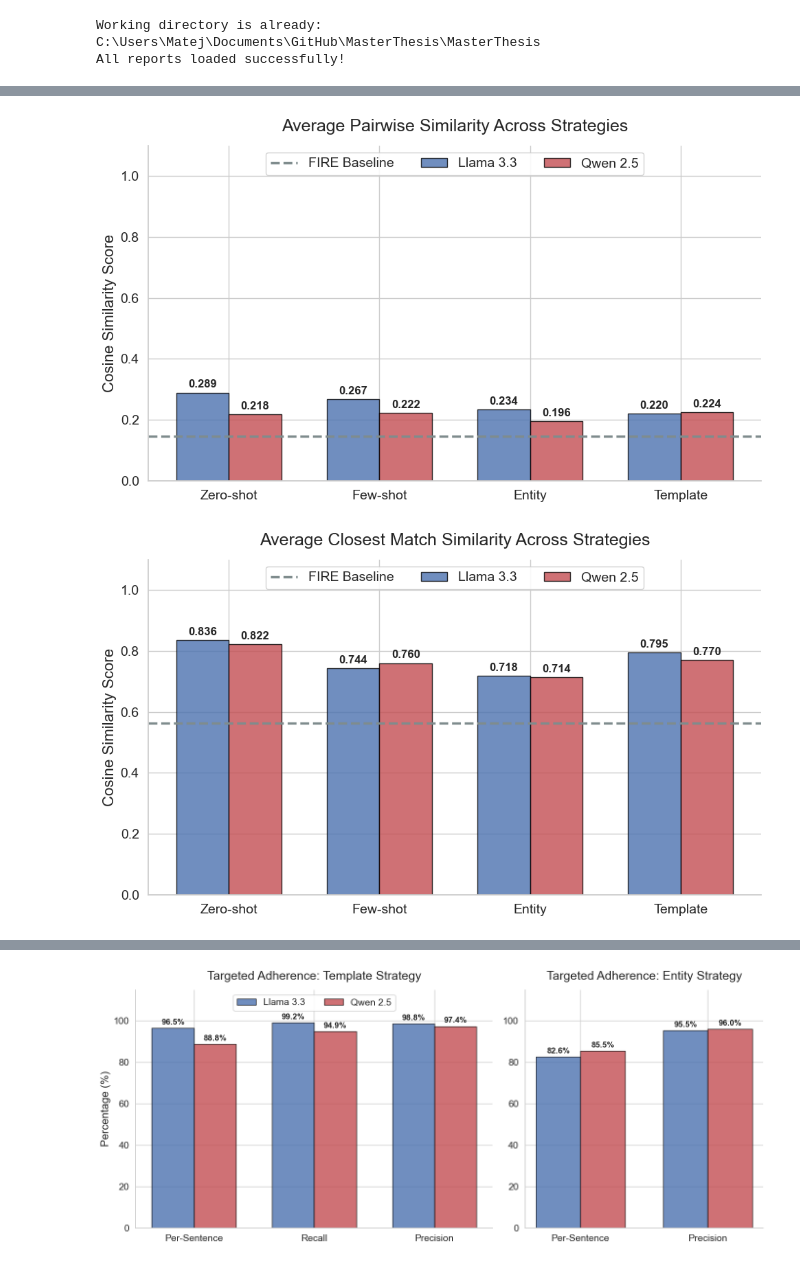
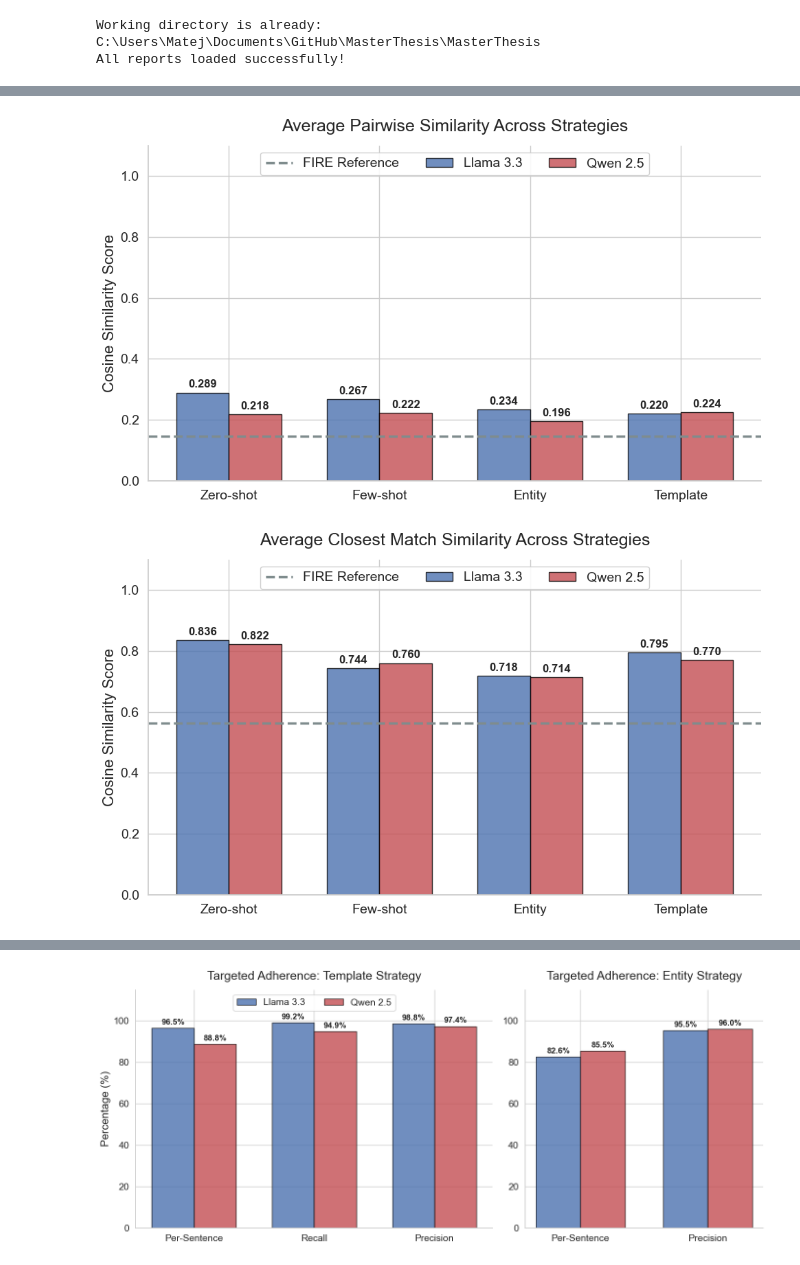
Before and after one commit to MatejPriesol/synthetic-financial-text-generation, a Jupyter notebook: notebooks/plot_results_new.ipynb, the cells around one changed output, grey strips where cells are left out. Drawn from its saved outputs; the diff is of its cells as text; code cells hidden in the pictures.

```diff
--- a/notebooks/plot_results_new.ipynb
+++ b/notebooks/plot_results_new.ipynb
@@ -134,27 +129,25 @@ plt.show()
 # %%
-# 1. EXTRACT DATA FOR ALL 9 DATASETS
-strategies = list(llama_paths.keys())  # ["Zero-shot", "Few-shot", "Entity", "Template"]
+# =========================================================
+# DIVERSITY: SEMANTIC SIMILARITY
+# =========================================================
+strategies = list(llama_paths.keys())
+x = np.arange(len(strategies))
+width = 0.35
 
-# Pairwise Similarity
-fire_pairwise = fire_data["Diversity"]["all_pairs_similarity"]["avg_pairwise_sim"]
-llama_pairwise = [llama_data[s]["Diversity"]["all_pairs_similarity"]["avg_pairwise_sim"] for s in strategies]
-qwen_pairwise = [qwen_data[s]["Diversity"]["all_pairs_similarity"]["avg_pairwise_sim"] for s in strategies]
+# Extract Pairwise Similarity
+fire_pairwise = fire_data["Diversity"]["pairwise_similarity"]["avg_pairwise_sim"]
+llama_pairwise = [llama_data[s]["Diversity"]["pairwise_similarity"]["avg_pairwise_sim"] for s in strategies]
+qwen_pairwise = [qwen_data[s]["Diversity"]["pairwise_similarity"]["avg_pairwise_sim"] for s in strategies]
 
-# Closest Match Similarity
+# Extract Closest Match Similarity
 fire_closest = fire_data["Diversity"]["closest_match_similarity"]["avg_closest_match"]
 llama_closest = [llama_data[s]["Diversity"]["closest_match_similarity"]["avg_closest_match"] for s in strategies]
 qwen_closest = [qwen_data[s]["Diversity"]["closest_match_similarity"]["avg_closest_match"] for s in strategies]
 
-x = np.arange(len(strategies))
-width = 0.35  # Bar width
-
-# Create output directory if it doesn't exist
 output_dir = Path("output/presentation/diversity")
 output_dir.mkdir(parents=True, exist_ok=True)
 
-# =========================================================
-# PLOT 1: AVERAGE PAIRWISE SIMILARITY
-# =========================================================
+# --- Plot A: Average Pairwise Similarity ---
 fig1, ax1 = plt.subplots(figsize=(10, 6))
 
 rects1_llama = ax1.bar(x - width/2, llama_pairwise, width, label='Llama 3.3',
@@ -162,58 +155,46 @@ rects1_llama = ax1.bar(x - width/2, llama_pairwise, width, label='Llama 3.3',
 rects1_qwen = ax1.bar(x + width/2, qwen_pairwise, width, label='Qwen 2.5',
                       color=QWEN_COLOR, alpha=BAR_ALPHA, edgecolor=EDGE_COLOR)
 
-# FIRE Baseline
-ax1.axhline(fire_pairwise, color=FIRE_COLOR, linestyle='--', linewidth=2.5, label='FIRE Baseline')
-
+ax1.axhline(fire_pairwise, color=FIRE_COLOR, linestyle='--', linewidth=2.5, label='FIRE Reference')
 ax1.set_ylabel('Cosine Similarity Score')
 ax1.set_title('Average Pairwise Similarity Across Strategies', pad=15)
 ax1.set_xticks(x)
 ax1.set_xticklabels(strategies)
-
-# EXTENDED Y-LIM to 1.1 and added horizontal legend for uniform slide layout
 ax1.set_ylim(0, 1.1)
 ax1.legend(loc='upper center', ncol=3, framealpha=0.9)
 
-# Labels
 ax1.bar_label(rects1_llama, padding=3, fmt='%.3f', fontsize=12, fontweight='bold')
 ax1.bar_label(rects1_qwen, padding=3, fmt='%.3f', fontsize=12, fontweight='bold')
 
 sns.despine()
 plt.tight_layout()
 plt.savefig(output_dir / "pairwise_similarity_presentation.png", dpi=300, bbox_inches='tight')
 plt.show()
 
-# =========================================================
-# PLOT 2: AVERAGE CLOSEST MATCH SIMILARITY
-# =========================================================
+# --- Plot B: Average Closest Match Similarity ---
 fig2, ax2 = plt.subplots(figsize=(10, 6))
 
 rects2_llama = ax2.bar(x - width/2, llama_closest, width, label='Llama 3.3',
                        color=LLAMA_COLOR, alpha=BAR_ALPHA, edgecolor=EDGE_COLOR)
 rects2_qwen = ax2.bar(x + width/2, qwen_closest, width, label='Qwen 2.5',
                       color=QWEN_COLOR, alpha=BAR_ALPHA, edgecolor=EDGE_COLOR)
 
-# FIRE Baseline
-ax2.axhline(fire_closest, color=FIRE_COLOR, linestyle='--', linewidth=2.5, label='FIRE Baseline')
-
+ax2.axhline(fire_closest, color=FIRE_COLOR, linestyle='--', linewidth=2.5, label='FIRE Reference')
 ax2.set_ylabel('Cosine Similarity Score')
 ax2.set_title('Average Closest Match Similarity Across Strategies', pad=15)
 ax2.set_xticks(x)
 ax2.set_xticklabels(strategies)
-
-# EXTENDED Y-LIM to 1.1 to create empty "headroom" for the horizontal legend
 ax2.set_ylim(0, 1.1)
 ax2.legend(loc='upper center', ncol=3, framealpha=0.9)
 
-# Labels
 ax2.bar_label(rects2_llama, padding=3, fmt='%.3f', fontsize=12, fontweight='bold')
 ax2.bar_label(rects2_qwen, padding=3, fmt='%.3f', fontsize=12, fontweight='bold')
 
 sns.despine()
 plt.tight_layout()
 plt.savefig(output_dir / "closest_match_similarity_presentation.png", dpi=300, bbox_inches='tight')
 plt.show()
 # %% [output]
-[figure, old version]
+[figure, new version]
-[figure, old version]
+[figure, new version]
 # %%
```
Also changed, not shown: parts of 6 cells of this notebook, 5 other files.
